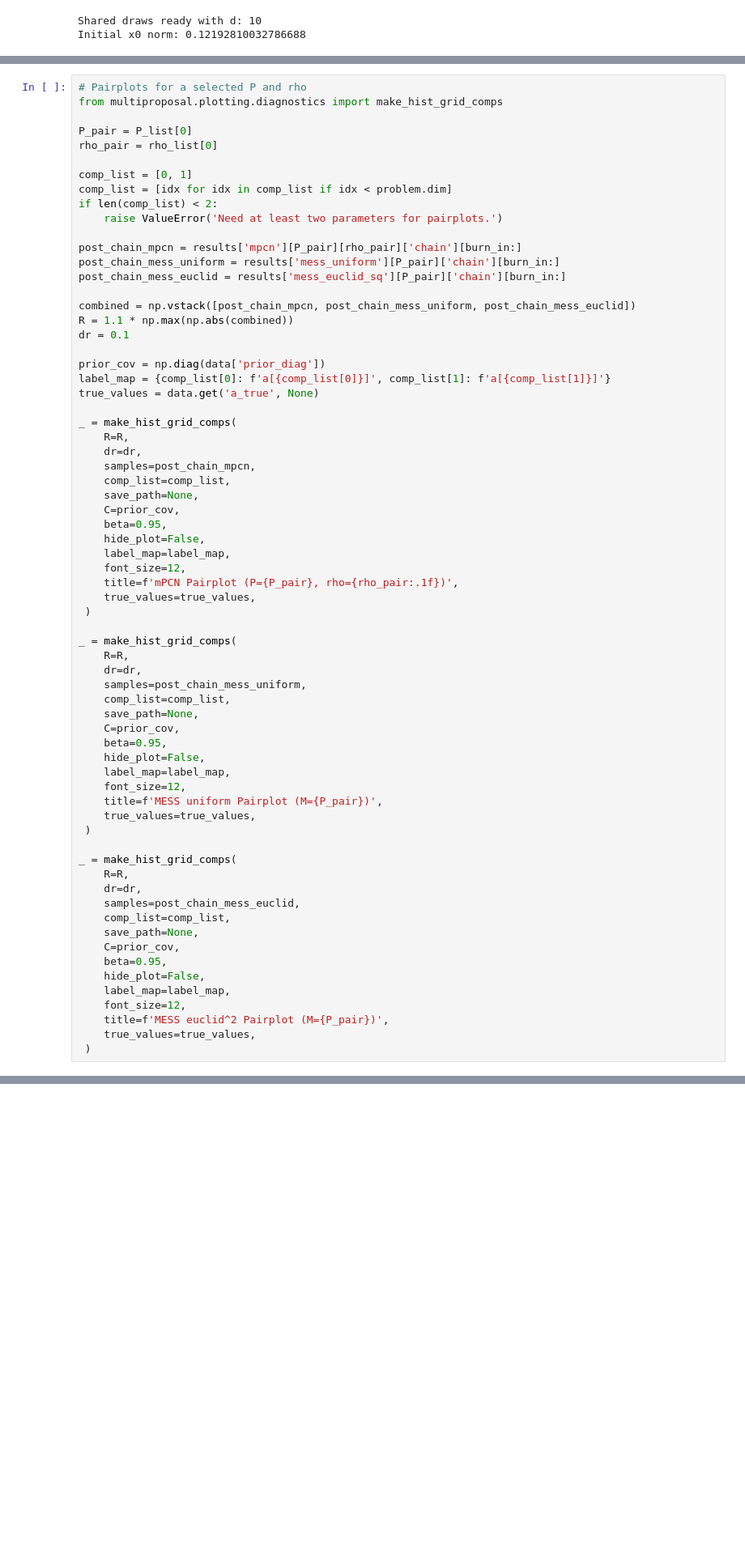
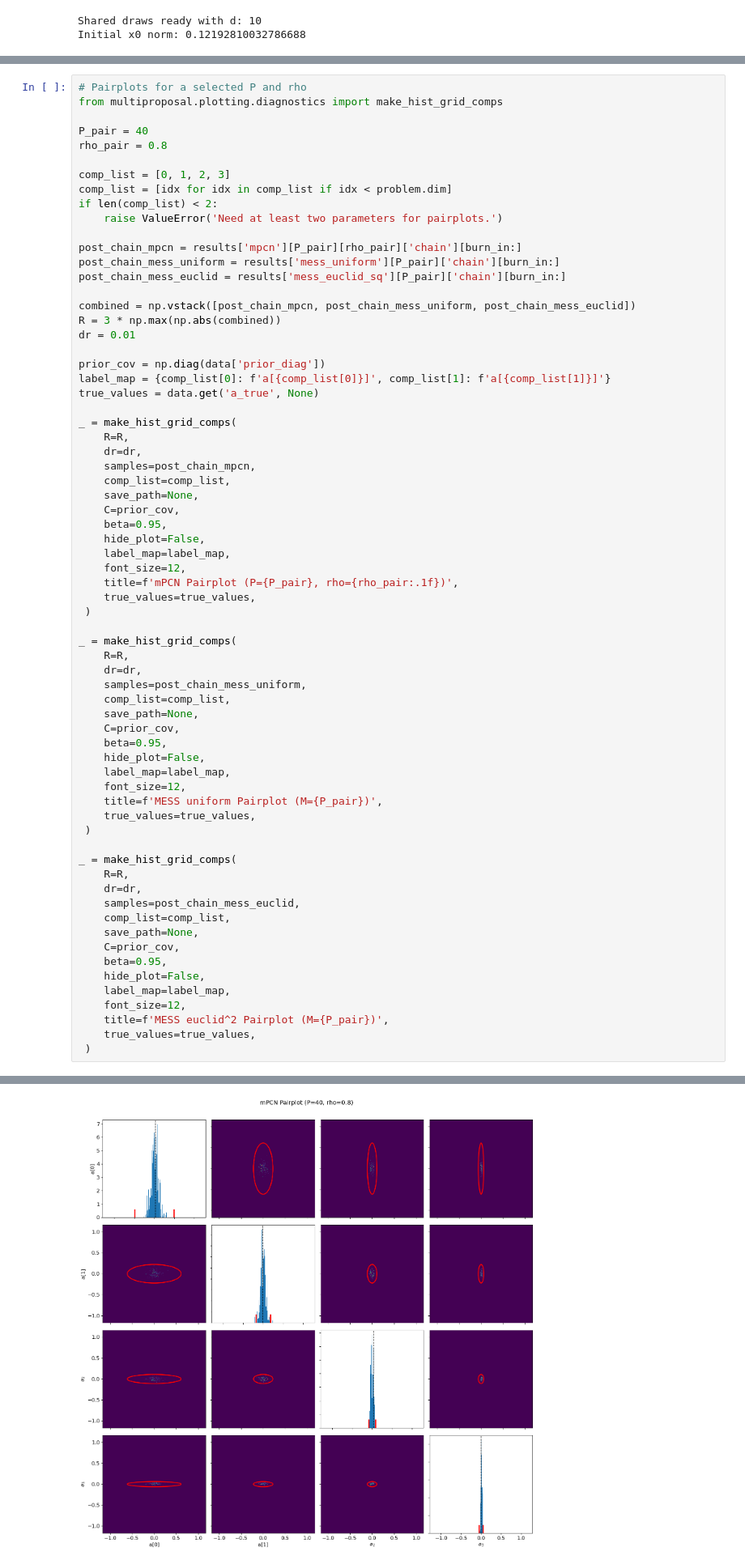
Before and after one commit to guillerminasenn/multiproposal-internal, a Jupyter notebook: notebooks/04_toy_solute_transport_mpcn_P_rho_sweep.ipynb, the cells around one changed output, grey strips where cells are left out. Shown at 81% size. Saved outputs shown, nothing was run; the diff lists cells and outputs as text; blank space fills up the shorter version.

```diff
--- a/notebooks/04_toy_solute_transport_mpcn_P_rho_sweep.ipynb
+++ b/notebooks/04_toy_solute_transport_mpcn_P_rho_sweep.ipynb
@@ -624,10 +626,10 @@ for P in P_list:
 # Pairplots for a selected P and rho
 from multiproposal.plotting.diagnostics import make_hist_grid_comps
 
-P_pair = P_list[0]
-rho_pair = rho_list[0]
+P_pair = 40
+rho_pair = 0.8
 
-comp_list = [0, 1]
+comp_list = [0, 1, 2, 3]
 comp_list = [idx for idx in comp_list if idx < problem.dim]
 if len(comp_list) < 2:
     raise ValueError('Need at least two parameters for pairplots.')
@@ -637,8 +639,8 @@ post_chain_mess_uniform = results['mess_uniform'][P_pair]['chain'][burn_in:]
 post_chain_mess_euclid = results['mess_euclid_sq'][P_pair]['chain'][burn_in:]
 
 combined = np.vstack([post_chain_mpcn, post_chain_mess_uniform, post_chain_mess_euclid])
-R = 1.1 * np.max(np.abs(combined))
-dr = 0.1
+R = 3 * np.max(np.abs(combined))
+dr = 0.01
 
 prior_cov = np.diag(data['prior_diag'])
 label_map = {comp_list[0]: f'a[{comp_list[0]}]', comp_list[1]: f'a[{comp_list[1]}]'}
@@ -692,0 +694 @@ NameError: name 'make_hist_grid_comps' is not defined
+[figure, added]
```
Also changed, not shown: parts of 2 cells of this notebook, 2 other files.
